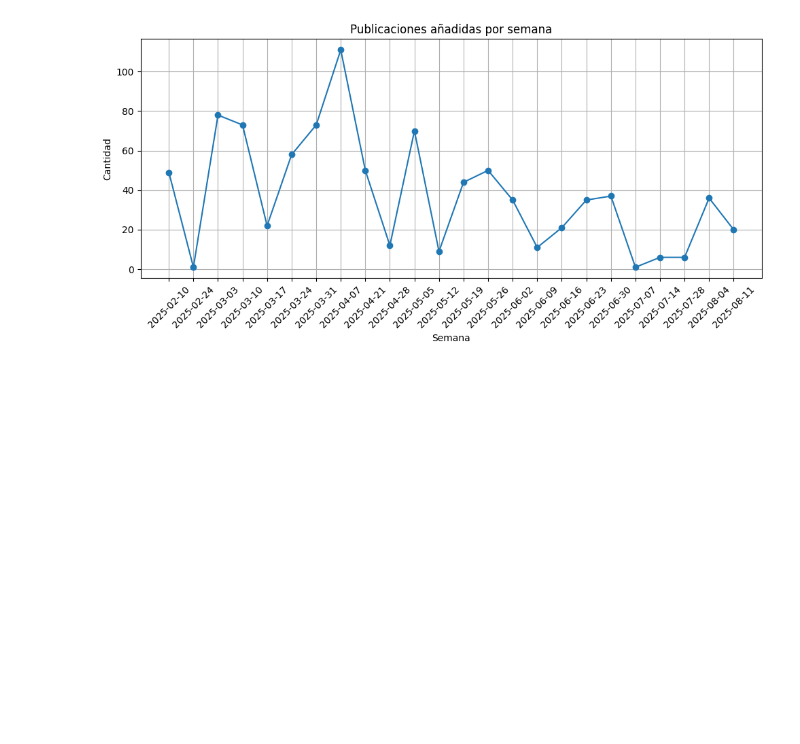
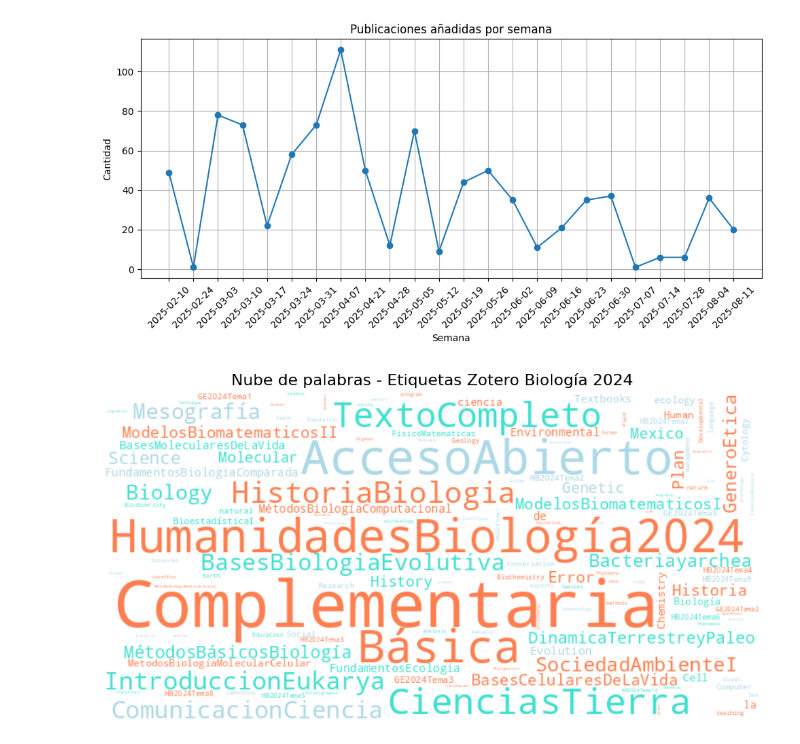
Before and after one commit to miangrog1706/BIOliteraturaPE203625, a Jupyter notebook: Enlace_con_Zotero.ipynb, the cells around one changed output. Drawn from its saved outputs; the diff is of its cells as text; code cells hidden in the pictures; blank space fills up the shorter version.

```diff
--- a/Enlace_con_Zotero.ipynb
+++ b/Enlace_con_Zotero.ipynb
@@ -131,3 +141,30 @@ plt.tight_layout()
 plt.show()
 # %% [output]
 [figure]
+# %%
+# Paleta personalizada: azul claro, azul turquesa, coral
+palette = ['#ADD8E6', '#40E0D0', '#FF7F50']
+
+def color_func(word, font_size, position, orientation, random_state=None, **kwargs):
+    return random.choice(palette)
+
+# Convertir todas las etiquetas en un solo string
+text = ' '.join(all_tags)
+
+# Crear la nube
+wordcloud = WordCloud(
+    width=800,
+    height=400,
+    background_color='white',
+    color_func=color_func,
+    collocations=False
+).generate(text)
+
+# Mostrar la nube
+plt.figure(figsize=(12, 6))
+plt.imshow(wordcloud, interpolation='bilinear')
+plt.axis('off')
+plt.title("Nube de palabras - Etiquetas Zotero Biología 2024", fontsize=16)
+plt.show()
+# %% [output]
+[figure, added]
```
Also changed, not shown: parts of 13 cells of this notebook.
